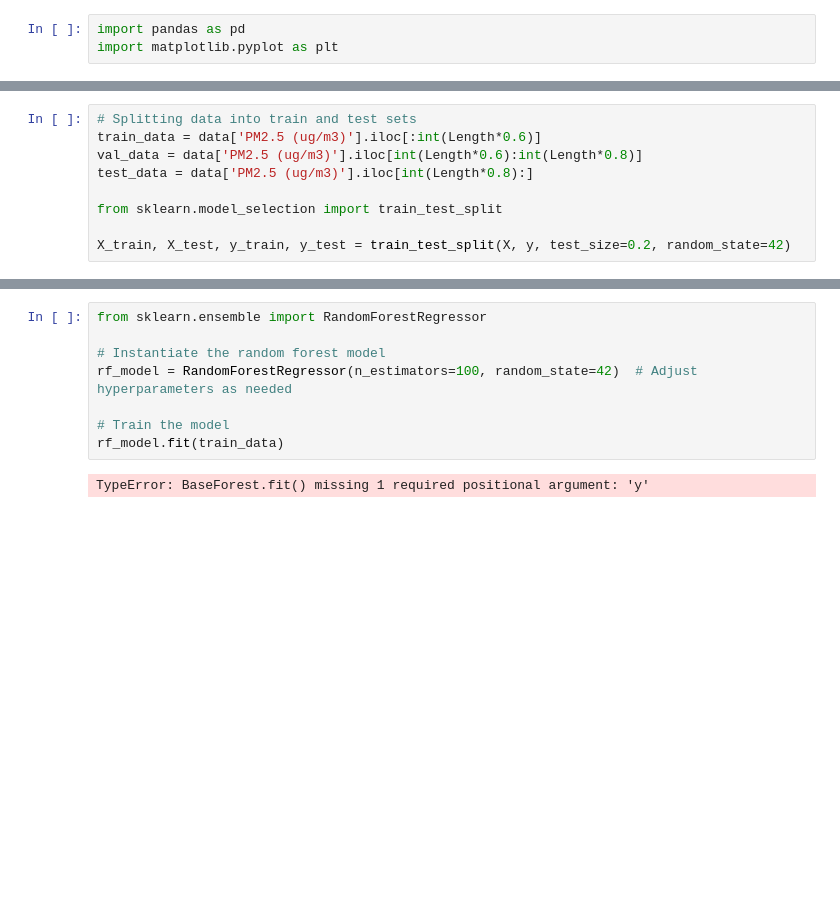
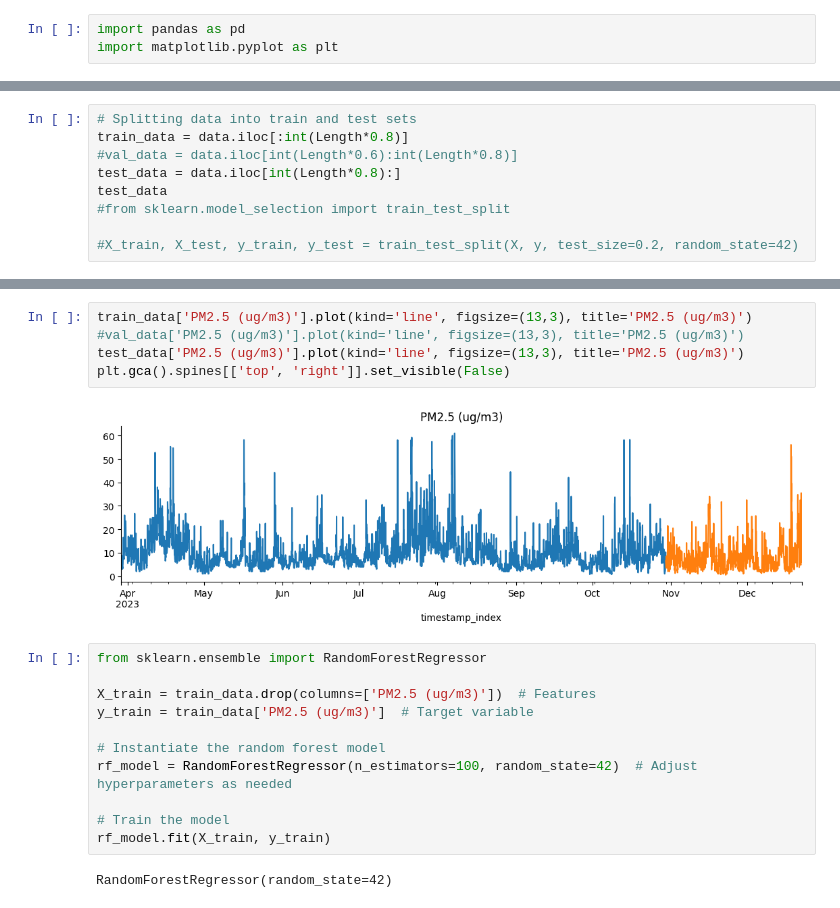
Before and after one commit to IshanBhanuka/FYP-DeepLearningmodel-for-PM2.5, a Jupyter notebook: randomforest.ipynb, the cells around one changed output, grey strips where cells are left out. Saved outputs shown, nothing was run; the diff lists cells and outputs as text; blank space fills up the shorter version.

```diff
--- a/randomforest.ipynb
+++ b/randomforest.ipynb
@@ -26,10 +38,10 @@ data
 # %%
 # Splitting data into train and test sets
-train_data = data['PM2.5 (ug/m3)'].iloc[:int(Length*0.6)]
-val_data = data['PM2.5 (ug/m3)'].iloc[int(Length*0.6):int(Length*0.8)]
-test_data = data['PM2.5 (ug/m3)'].iloc[int(Length*0.8):]
+train_data = data.iloc[:int(Length*0.8)]
+#val_data = data.iloc[int(Length*0.6):int(Length*0.8)]
+test_data = data.iloc[int(Length*0.8):]
+test_data
+#from sklearn.model_selection import train_test_split
 
-from sklearn.model_selection import train_test_split
-
-X_train, X_test, y_train, y_test = train_test_split(X, y, test_size=0.2, random_state=42)
+#X_train, X_test, y_train, y_test = train_test_split(X, y, test_size=0.2, random_state=42)
 # %% [output]
@@ -37,10 +62,20 @@ NameError: name 'X' is not defined
+# %%
+train_data['PM2.5 (ug/m3)'].plot(kind='line', figsize=(13,3), title='PM2.5 (ug/m3)')
+#val_data['PM2.5 (ug/m3)'].plot(kind='line', figsize=(13,3), title='PM2.5 (ug/m3)')
+test_data['PM2.5 (ug/m3)'].plot(kind='line', figsize=(13,3), title='PM2.5 (ug/m3)')
+plt.gca().spines[['top', 'right']].set_visible(False)
+# %% [output]
+[figure, added]
 # %%
 from sklearn.ensemble import RandomForestRegressor
+
+X_train = train_data.drop(columns=['PM2.5 (ug/m3)'])  # Features
+y_train = train_data['PM2.5 (ug/m3)']  # Target variable
 
 # Instantiate the random forest model
 rf_model = RandomForestRegressor(n_estimators=100, random_state=42)  # Adjust hyperparameters as needed
 
 # Train the model
-rf_model.fit(train_data)
+rf_model.fit(X_train, y_train)
 # %% [output]
-TypeError: BaseForest.fit() missing 1 required positional argument: 'y'
+RandomForestRegressor(random_state=42)
```
Also changed, not shown: parts of 6 cells of this notebook.
